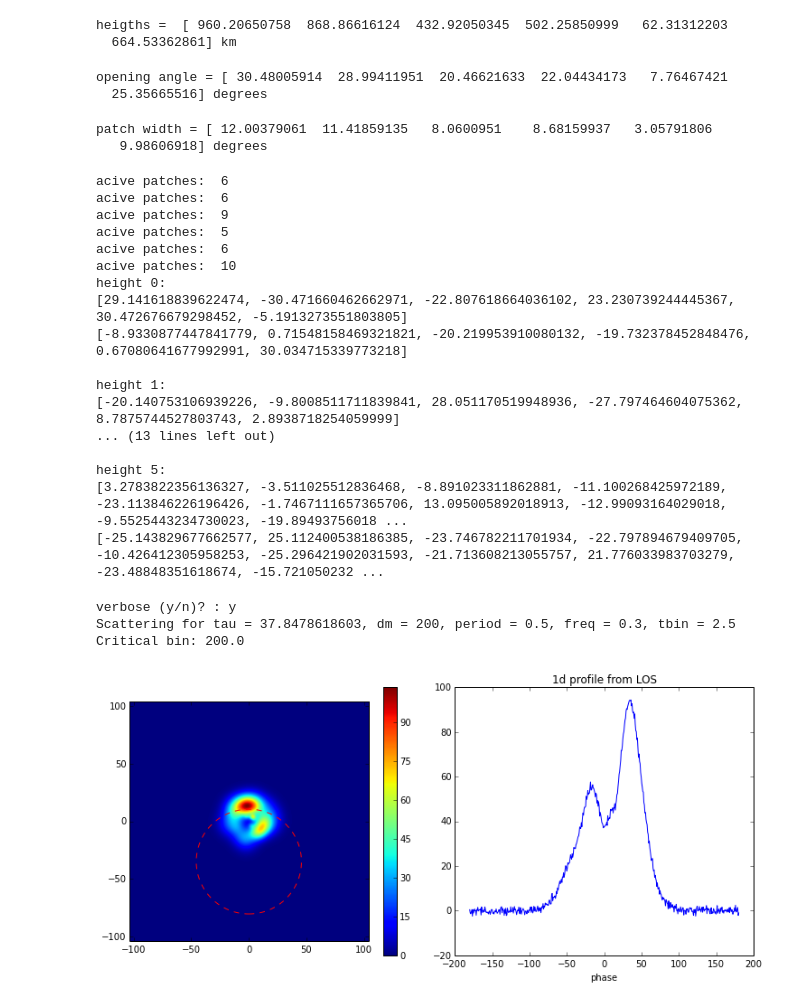
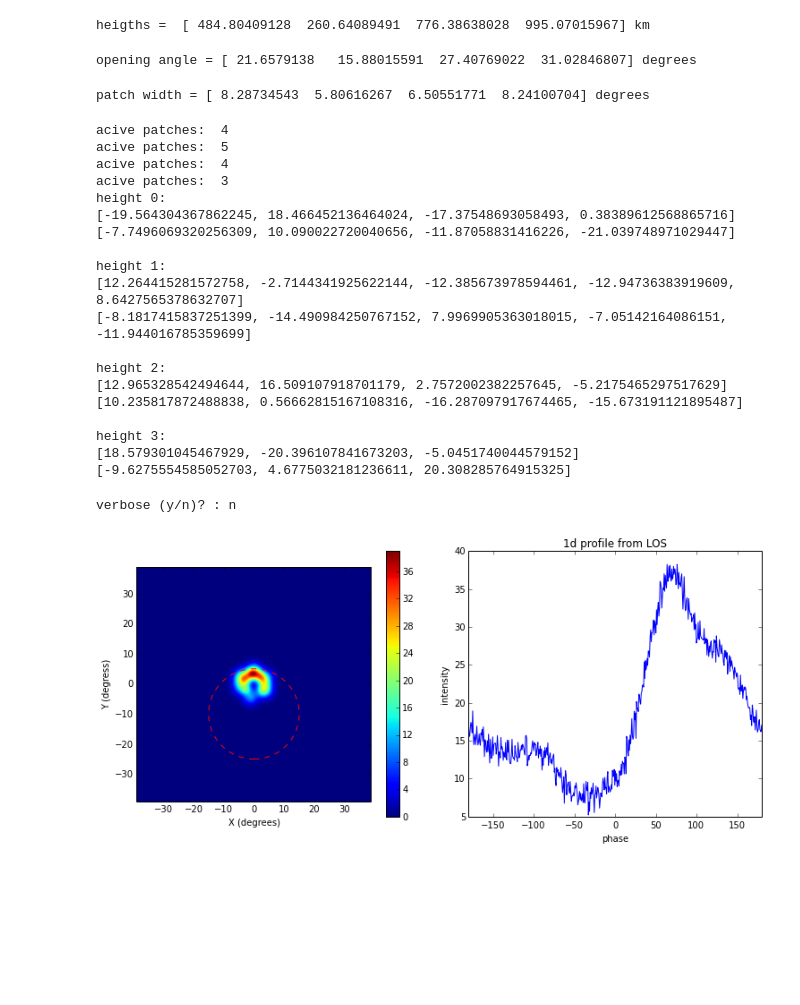
Before and after one commit to Isabella-Dineo/beam_py, a Jupyter notebook: patchbeam_main.ipynb, the cells around one changed output. Cells and saved outputs as stored; diff of their text form; code cells hidden in the pictures; blank space fills up the shorter version.

Commit message:
update: plot patch and profile from the line of sight cut

```diff
--- a/patchbeam_main.ipynb
+++ b/patchbeam_main.ipynb
@@ -74,12 +74,12 @@ def mapphi(alpha, beta, phi):
 
     yp = -R * np.cos(gamma)
 
-    return xp, yp
+    return np.rad2deg(xp), np.rad2deg(yp)
 #############################################
 if __name__ == "__main__":
     phi= np.linspace(-180, 180, num=500, endpoint=True)
     alpha = 10
-    beta = 3
+    beta = 5
     xlos, ylos =  mapphi(alpha, beta, phi)
 # %%
 def los(alpha, beta):
@@ -133,6 +133,7 @@ def emission_height(P, hmin, hmax, ncomp):
 
 #   num_H = np.random.randint(3,8), number of discrete emission height
     num_H = ncomp
+    if hmin and hmax is True:
 
 #   emission height for a short period pulsar: only one emission height
     if P <= 0.15:
@@ -155,12 +156,11 @@ if __name__ == "__main__":
     P = 0.16
     hmin = 50
     hmax = 1000
-    ncomp = 6
+    ncomp = 4
     heights = emission_height(P, hmin, hmax, ncomp)
     print "heigths = ",heights,"km"
 # %% [output]
-heigths =  [ 960.20650758  868.86616124  432.92050345  502.25850999   62.31312203
-  664.53362861] km
+heigths =  [ 484.80409128  260.64089491  776.38638028  995.07015967] km
 # %%
 from scipy import constants
 #import emission_height
@@ -190,8 +190,7 @@ if __name__ == "__main__":
     opa = rho(P, heights)
     print "opening angle =",opa,"degrees"
 # %% [output]
-opening angle = [ 30.48005914  28.99411951  20.46621633  22.04434173   7.76467421
-  25.35665516] degrees
+opening angle = [ 21.6579138   15.88015591  27.40769022  31.02846807] degrees
 # %%
 def patch_width(P, heights):
     """Function to calculate the width of a patchy emission region
@@ -218,8 +217,7 @@ if __name__ == "__main__":
     patchwidths = patch_width(P, heights)
     print "patch width =",patchwidths,"degrees"
 # %% [output]
-patch width = [ 12.00379061  11.41859135   8.0600951    8.68159937   3.05791806
-   9.98606918] degrees
+patch width = [ 8.28734543  5.80616267  6.50551771  8.24100704] degrees
 # %%
 def patch_center(P, heights):
     """Function find centres of the patches
@@ -268,31 +266,33 @@ def patch_center(P, heights):
 
         print "acive patches: " ,npatch
 
-    return centerx, centery
+    return centerx, centery, rho
 
 ########################### simple test ###########################
 if __name__ == "__main__":
-    cx, cy = patch_center(P, heights)
+    cx, cy, rho = patch_center(P, heights)
     for i in range(len(cx)):
-        print 'height %i:\n'%i, cx[i], '\n', cy[i], '\n'
+        print 'height %i:\n'%i, cx[i], '\n', cy[i], '\n'#, rho[i]
 # %% [output]
-acive patches:  6
-acive patches:  6
-acive patches:  9
+acive patches:  4
 acive patches:  5
-acive patches:  6
-acive patches:  10
+acive patches:  4
+acive patches:  3
 height 0:
-[29.141618839622474, -30.471660462662971, -22.807618664036102, 23.230739244445367, 30.472676679298452, -5.1913273551803805]
-[-8.9330877447841779, 0.71548158469321821, -20.219953910080132, -19.732378452848476, 0.67080641677992991, 30.034715339773218]
+[-19.564304367862245, 18.466452136464024, -17.37548693058493, 0.38389612568865716]
+[-7.7496069320256309, 10.090022720040656, -11.87058831416226, -21.039748971029447]
 
 height 1:
-[-20.140753106939226, -9.8008511711839841, 28.051170519948936, -27.797464604075362, 8.7875744527803743, 2.8938718254059999]
-... (13 lines left out)
+[12.264415281572758, -2.7144341925622144, -12.385673978594461, -12.94736383919609, 8.6427565378632707]
+[-8.1817415837251399, -14.490984250767152, 7.9969905363018015, -7.05142164086151, -11.944016785359699]
 
-height 5:
-[3.2783822356136327, -3.511025512836468, -8.891023311862881, -11.100268425972189, -23.113846226196426, -1.7467111657365706, 13.095005892018913, -12.99093164029018, -9.5525443234730023, -19.89493756018 ...
-[-25.143829677662577, 25.112400538186385, -23.746782211701934, -22.797894679409705, -10.426412305958253, -25.296421902031593, -21.713608213055757, 21.776033983703279, -23.48848351618674, -15.721050232 ...
+height 2:
+[12.965328542494644, 16.509107918701179, 2.7572002382257645, -5.2175465297517629]
+[10.235817872488838, 0.56662815167108316, -16.287097917674465, -15.673191121895487]
+
+height 3:
+[18.579301045467929, -20.396107841673203, -5.0451740044579152]
+[-9.6275554585052703, 4.6775032181236611, 20.308285764915325]
 # %%
 def scatter(prof,dm,period,freq):
     """
@@ -382,13 +382,10 @@ def scatter(prof,dm,period,freq):
 if __name__ == "__main__":
     prof = np.arange(200)
     dm = 200
-    period = 0.5
     freq = 0.3
-    scr = scatter(prof, dm, period, freq)
+    scr = scatter(prof, dm, P, freq)
 # %% [output]
-verbose (y/n)? : y
-Scattering for tau = 37.8478618603, dm = 200, period = 0.5, freq = 0.3, tbin = 2.5
-Critical bin: 200.0
+verbose (y/n)? : n
 # %%
 #import d2r
 def plotpatch(P, alpha, beta, heights, centerx, centery):
@@ -453,16 +450,20 @@ def plotpatch(P, alpha, beta, heights, centerx, centery):
             Z += peak * np.exp(-((X - pc[0])**2 / (2 * sigmax**2) + (Y - pc[1])**2 / (2 * sigmay**2)))
 
 #   1D profile from 2D patch, closest to the line of sight (select nearest neighbors):
-    temp = 200
-    ZxIdx = np.array(temp*xlos/dx, dtype=int) - int(xnum/2) # x index
-    ZyIdx = np.array(temp*ylos/dy, dtype=int) - int(ynum/2) # y index
+    #temp = 1
+    #ZxIdx = np.array(temp*xlos/dx, dtype=int) - int(xnum/2) # x index
+    #ZyIdx = np.array(temp*ylos/dy, dtype=int) - int(ynum/2) # y index
+    #prof = Z[ZxIdx, ZyIdx]
+
+    ZxIdx = np.array(xlos/dx, dtype=int) - int(xnum/2) # x index
+    ZyIdx = np.array(ylos/dy, dtype=int) - int(ynum/2) # y index
     prof = Z[ZxIdx, ZyIdx]
 
 #   add noise: a normal distibution with zero mean, and std dev = 1
     noise = np.random.normal(0, 1, 500)
     gauss = gauss + noise
     prof = prof + noise
-    #plt.plot(noise)
+
 
 
 #   profile plot:
@@ -473,34 +474,36 @@ def plotpatch(P, alpha, beta, heights, centerx, centery):
     #plt.title("1d profile")
     #plt.xlabel("phase")
     #plt.tight_layout()
     #plt.plot(x, gauss)
     plt.figure(figsize=(10,5))
     plt.subplot(1, 2, 2)
     plt.title("1d profile from LOS")
     plt.xlabel("phase")
+    plt.ylabel("intensity")
+    plt.xlim(xmin, xmax)
     plt.tight_layout()
     plt.plot(x, prof)
 
 #   scattered profile:
 #    prof_scatter = scatter(prof, dm, period,freq)
 #    plt.figure()
 #    plt.title("scattered profile")
 #    plt.xlabel("phase")
 #    plt.plot(x, prof_scatter)
 
 #   patchy emission region:
 
     plt.subplot(1, 2, 1)
-    plt.plot(temp*xlos, temp*ylos, '--r')
+    plt.plot(xlos, ylos, '--r')
     plt.imshow(Z, extent=[-np.amax(Z),np.amax(Z),-np.amax(Z),np.amax(Z)])#, cmap=cm.gray)
+    plt.xlabel('X (degrees)')
+    plt.ylabel('Y (degress)')
     #plt.imshow(Z, extent=[xmin,xmax,ymin,ymax])
     plt.colorbar()
-
-
 
 
 ############################ simple test ##########################
 if __name__ == "__main__":
     plotpatch(P, alpha, beta, heights, cx, cy)
 # %% [output]
-[figure, old version]
+[figure, new version]
```
Also changed, not shown: parts of 1 cell of this notebook.
